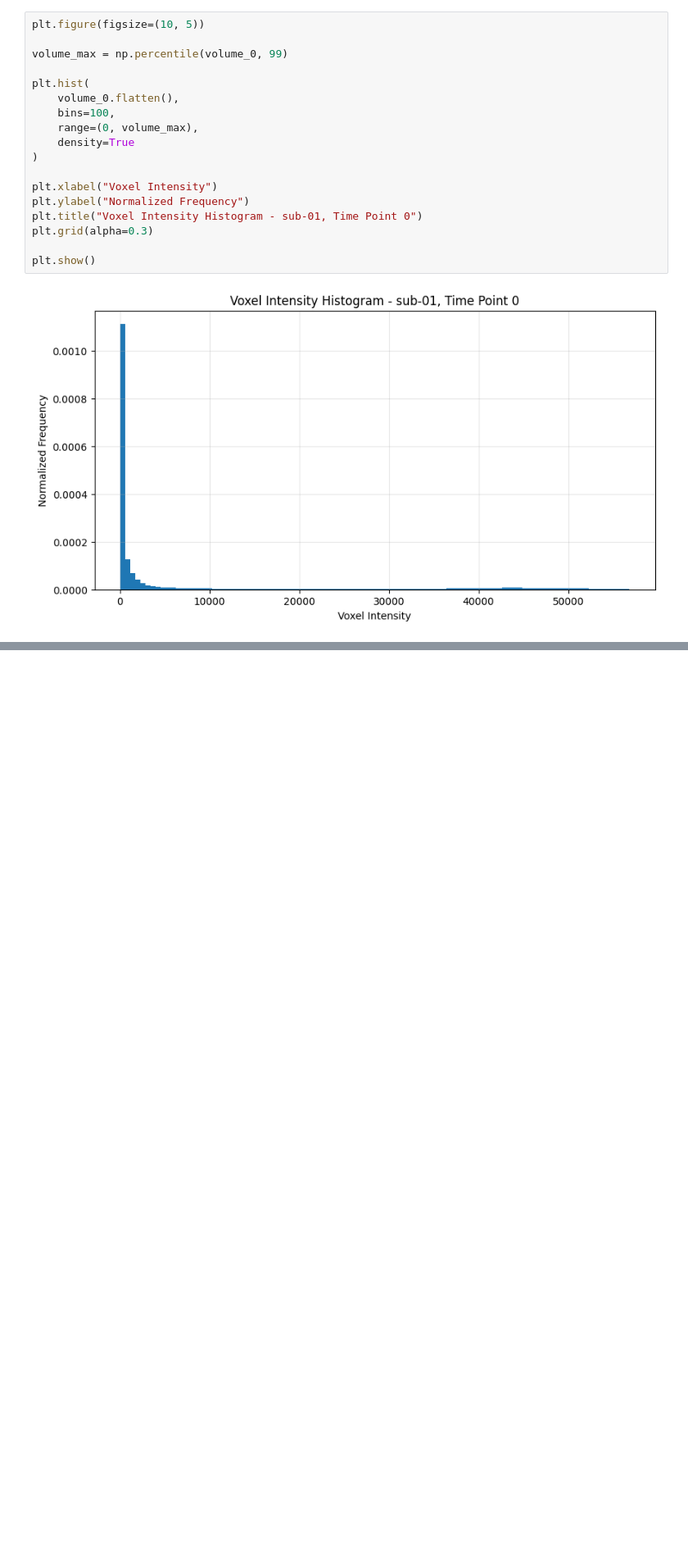
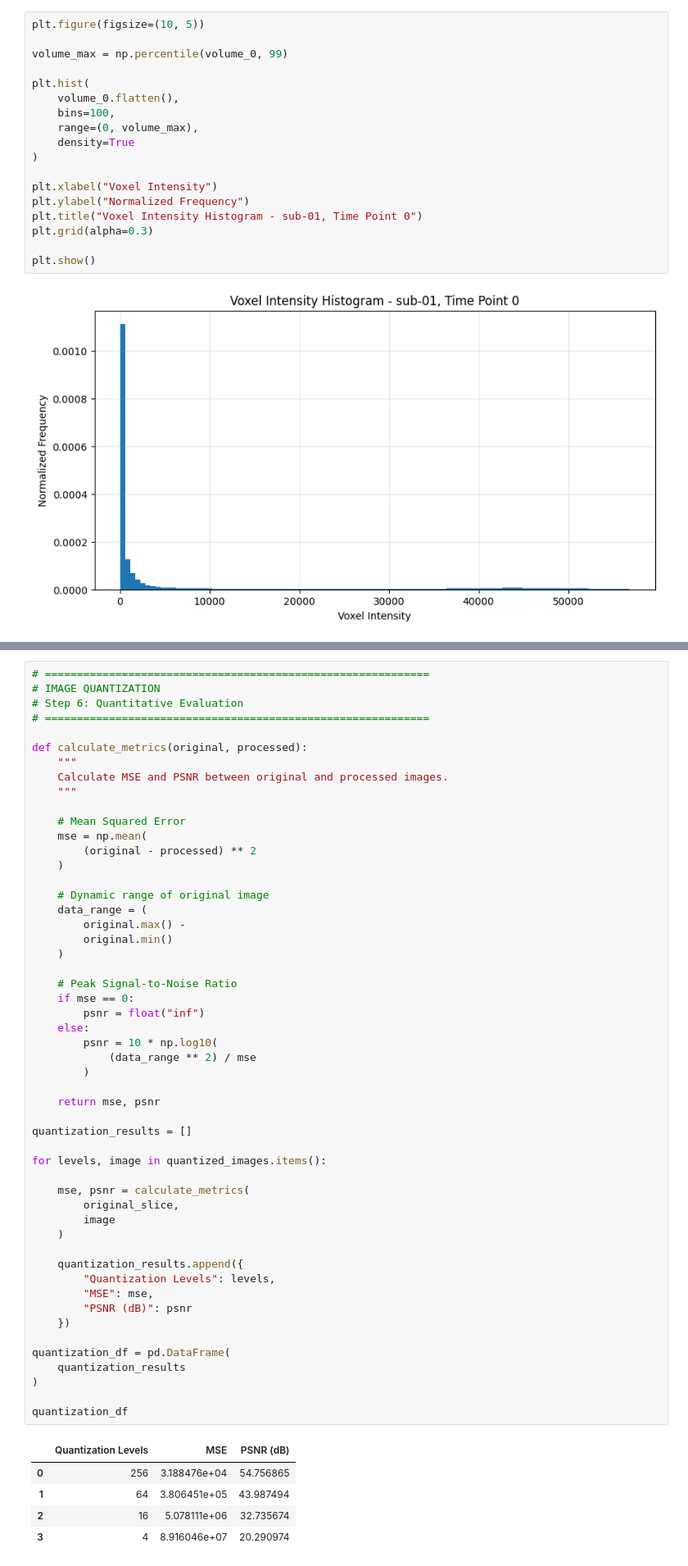
Before and after one commit to SharveshC/DIP_Capstone, a Jupyter notebook: notebook/samp.ipynb, the cells around one changed output, grey strips where cells are left out. Shown at 82% size. Drawn from its saved outputs; the diff is of its cells as text; blank space fills up the shorter version.

```diff
--- a/notebook/samp.ipynb
+++ b/notebook/samp.ipynb
@@ -422,0 +692,58 @@ plt.show()
+# %%
+# ============================================================
+# IMAGE QUANTIZATION
+# Step 6: Quantitative Evaluation
+# ============================================================
+
+def calculate_metrics(original, processed):
+    """
+    Calculate MSE and PSNR between original and processed images.
+    """
+
+    # Mean Squared Error
+    mse = np.mean(
+        (original - processed) ** 2
+    )
+
+    # Dynamic range of original image
+    data_range = (
+        original.max() -
+        original.min()
+    )
+
+    # Peak Signal-to-Noise Ratio
+    if mse == 0:
+        psnr = float("inf")
+    else:
+        psnr = 10 * np.log10(
+            (data_range ** 2) / mse
+        )
+
+    return mse, psnr
+
+quantization_results = []
+
+for levels, image in quantized_images.items():
+
+    mse, psnr = calculate_metrics(
+        original_slice,
+        image
+    )
+
+    quantization_results.append({
+        "Quantization Levels": levels,
+        "MSE": mse,
+        "PSNR (dB)": psnr
+    })
+
+quantization_df = pd.DataFrame(
+    quantization_results
+)
+
+quantization_df
+# %% [output]
+|  | Quantization Levels | MSE | PSNR (dB) |
+| 0 | 256 | 3.188476e+04 | 54.756865 |
+| 1 | 64 | 3.806451e+05 | 43.987494 |
+| 2 | 16 | 5.078111e+06 | 32.735674 |
+| 3 | 4 | 8.916046e+07 | 20.290974 |
```
Also changed, not shown: parts of 10 cells of this notebook.
